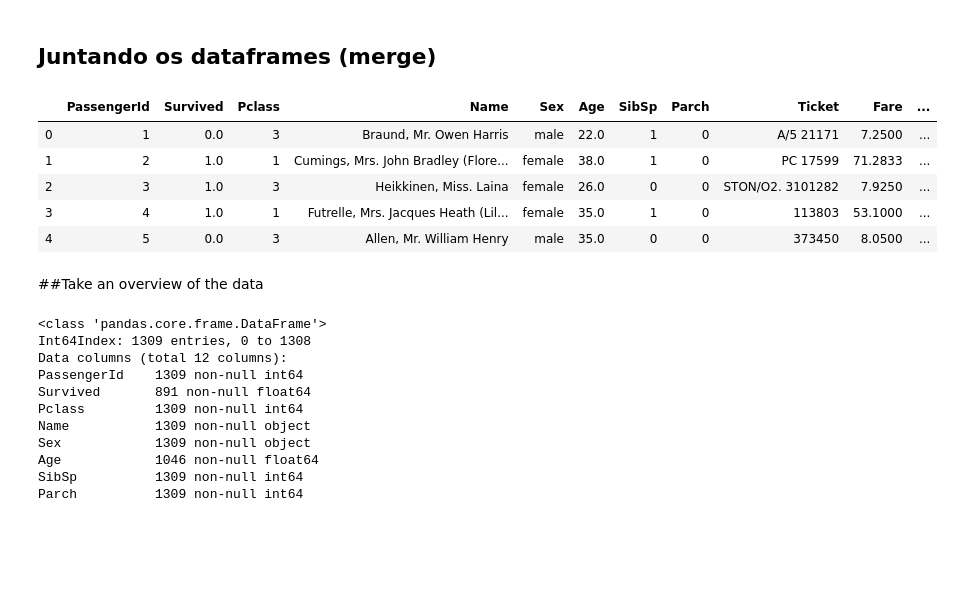
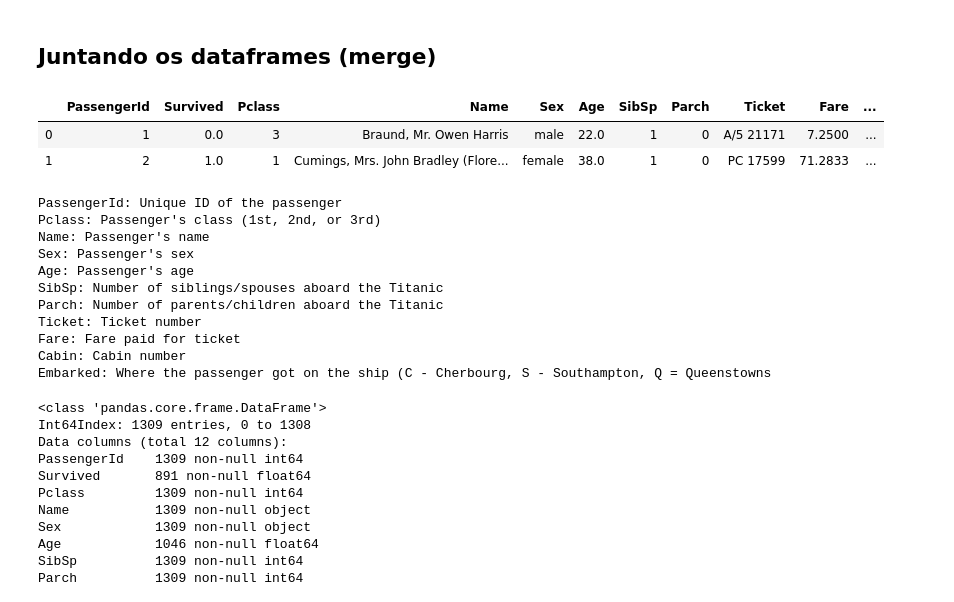
Before and after one commit to gabubellon/xp-ds-joi-2019, a Jupyter notebook: semana02/02.semana02.pandas.ipynb, the cells around one changed output. Drawn from its saved outputs; the diff is of its cells as text; code cells hidden in the pictures; blank space fills up the shorter version.

```diff
--- a/semana02/02.semana02.pandas.ipynb
+++ b/semana02/02.semana02.pandas.ipynb
@@ -29,16 +37,25 @@ df_test.head(3)
 ## Juntando os dataframes (merge)
 # %%
 df_total = pd.merge(df_treino, df_test, how='outer')
-df_total.head()
+df_total.head(2)
 # %% [output]
 |  | PassengerId | Survived | Pclass | Name | Sex | Age | SibSp | Parch | Ticket | Fare | ... |
 | 0 | 1 | 0.0 | 3 | Braund, Mr. Owen Harris | male | 22.0 | 1 | 0 | A/5 21171 | 7.2500 | ... |
 | 1 | 2 | 1.0 | 1 | Cumings, Mrs. John Bradley (Flore... | female | 38.0 | 1 | 0 | PC 17599 | 71.2833 | ... |
-| 2 | 3 | 1.0 | 3 | Heikkinen, Miss. Laina | female | 26.0 | 0 | 0 | STON/O2. 3101282 | 7.9250 | ... |
-| 3 | 4 | 1.0 | 1 | Futrelle, Mrs. Jacques Heath (Lil... | female | 35.0 | 1 | 0 | 113803 | 53.1000 | ... |
-| 4 | 5 | 0.0 | 3 | Allen, Mr. William Henry | male | 35.0 | 0 | 0 | 373450 | 8.0500 | ... |
-# %% [markdown]
-##Take an overview of the data
+# %%
+cat data_dict.txt
+# %% [output]
+PassengerId: Unique ID of the passenger
+Pclass: Passenger's class (1st, 2nd, or 3rd)
+Name: Passenger's name
+Sex: Passenger's sex
+Age: Passenger's age
+SibSp: Number of siblings/spouses aboard the Titanic
+Parch: Number of parents/children aboard the Titanic
+Ticket: Ticket number
+Fare: Fare paid for ticket
+Cabin: Cabin number
+Embarked: Where the passenger got on the ship (C - Cherbourg, S - Southampton, Q = Queenstowns
 # %%
 df_total.info()
 # %% [output]
```
Also changed, not shown: parts of 28 cells of this notebook, 1 other file.
